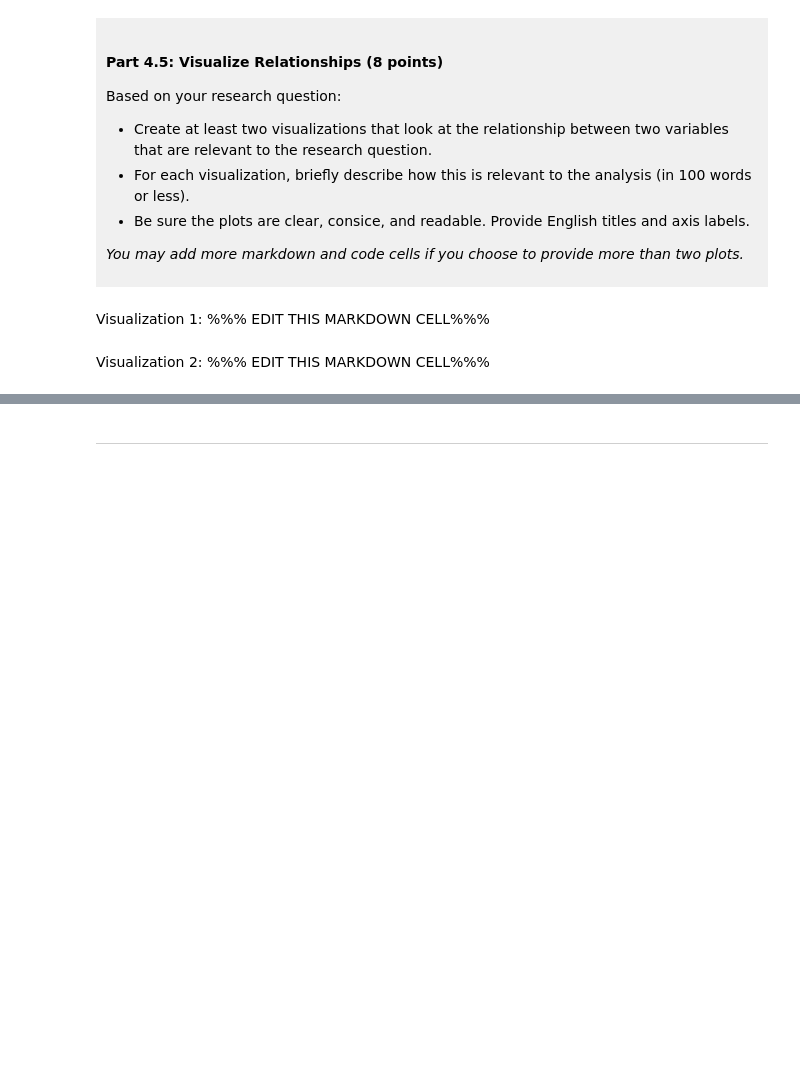
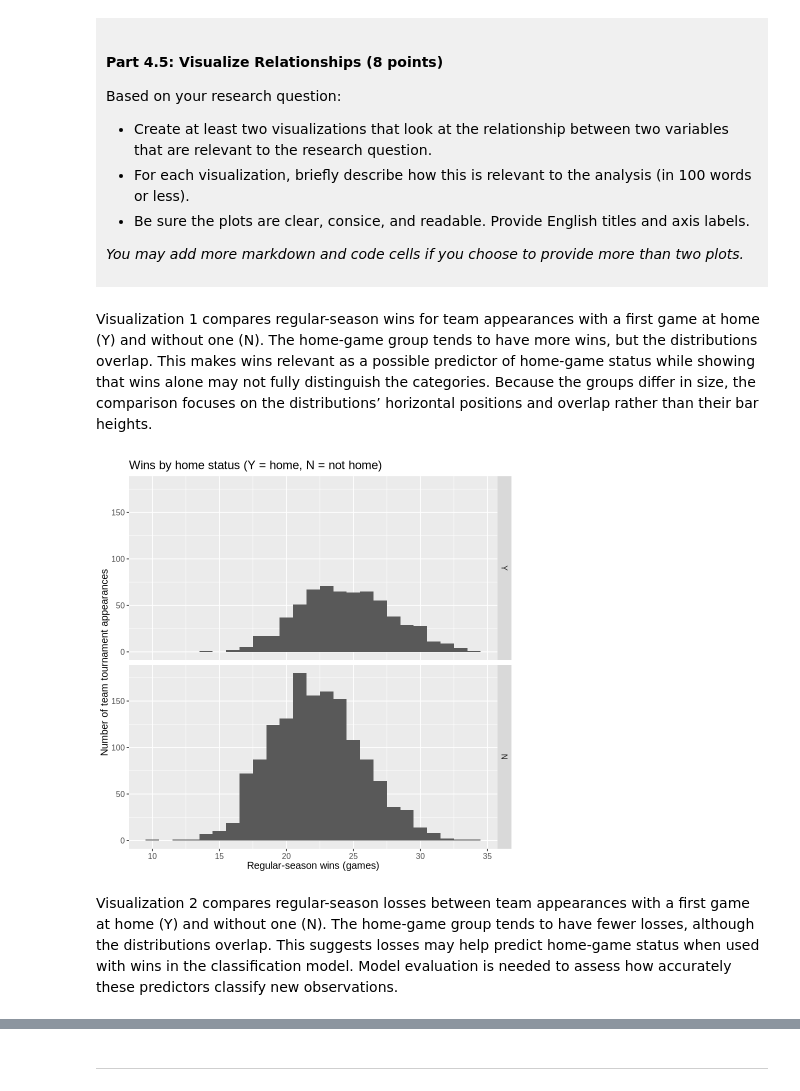
Before and after one commit to nehasidhu13/dsci-100-project-neha-sidhu, a Jupyter notebook: dsci-100-project-notebook.ipynb, the cells around one changed output, grey strips where cells are left out. Saved outputs shown, nothing was run; the diff lists cells and outputs as text; code cells hidden in the pictures; blank space fills up the shorter version.

```diff
--- a/dsci-100-project-notebook.ipynb
+++ b/dsci-100-project-notebook.ipynb
@@ -322,9 +383,20 @@ Based on your research question:
 *You may add more markdown and code cells if you choose to provide more than two plots.*
 </div>
 # %% [markdown]
-Visualization 1: %%% EDIT THIS MARKDOWN CELL%%%
+Visualization 1 compares regular-season wins for team appearances with a first game at home (Y) and without one (N). The home-game group tends to have more wins, but the distributions overlap. This makes wins relevant as a possible predictor of home-game status while showing that wins alone may not fully distinguish the categories. Because the groups differ in size, the comparison focuses on the distributions’ horizontal positions and overlap rather than their bar heights.
 # %%
-### EDIT THIS CODE CELL FOR VISUALIZATION 1###
+# Compare the distribution of wins between home-game categories.
+wins_home_plot <- ggplot(basketball_tidy, aes(x = reg_wins)) +
+    geom_histogram(binwidth = 1) +
+    facet_grid(rows = vars(first_game_at_home)) +
+    labs(title = "Wins by home status (Y = home, N = not home)",
+         x = "Regular-season wins (games)",
+         y = "Number of team tournament appearances") +
+    theme(text = element_text(size = 12))
+
+wins_home_plot
+# %% [output]
+[figure, added]
 # %% [markdown]
-Visualization 2: %%% EDIT THIS MARKDOWN CELL%%%
+Visualization 2 compares regular-season losses between team appearances with a first game at home (Y) and without one (N). The home-game group tends to have fewer losses, although the distributions overlap. This suggests losses may help predict home-game status when used with wins in the classification model. Model evaluation is needed to assess how accurately these predictors classify new observations.
 # %%
```
Also changed, not shown: parts of 7 cells of this notebook.
